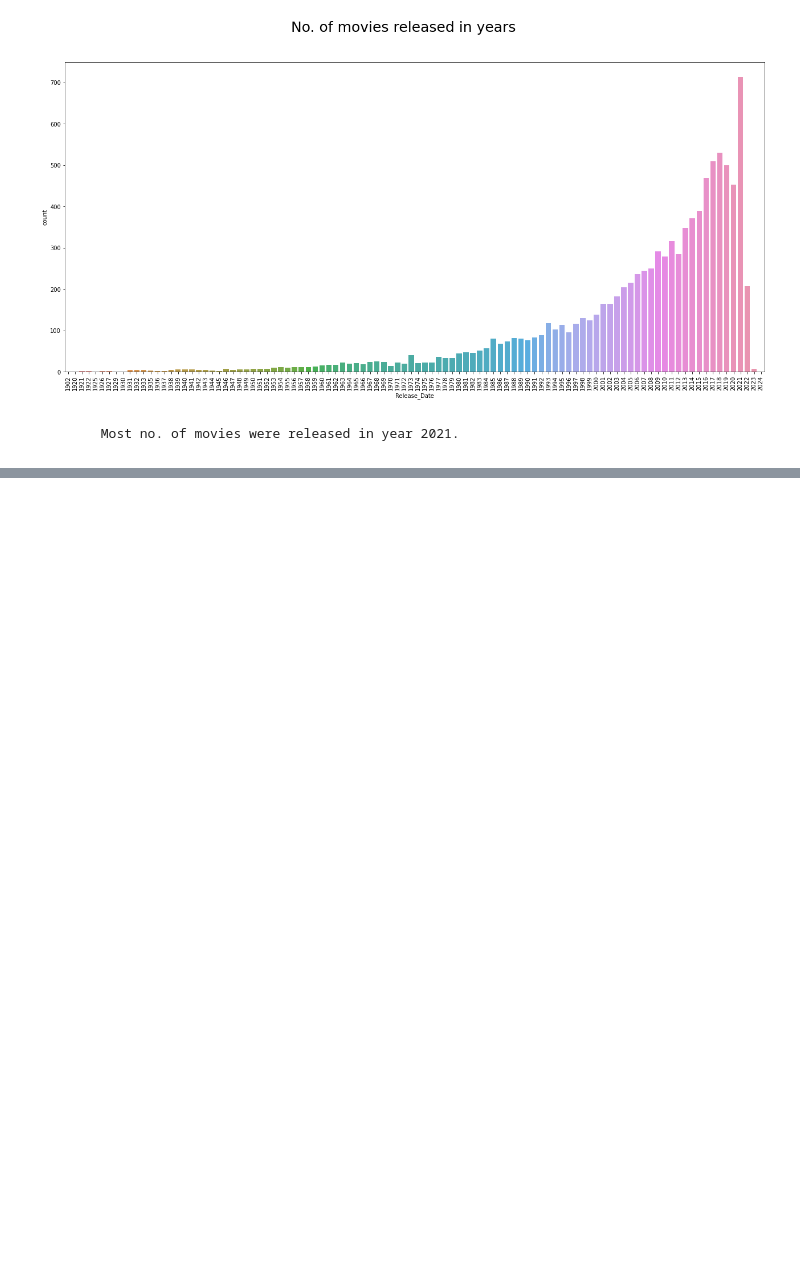
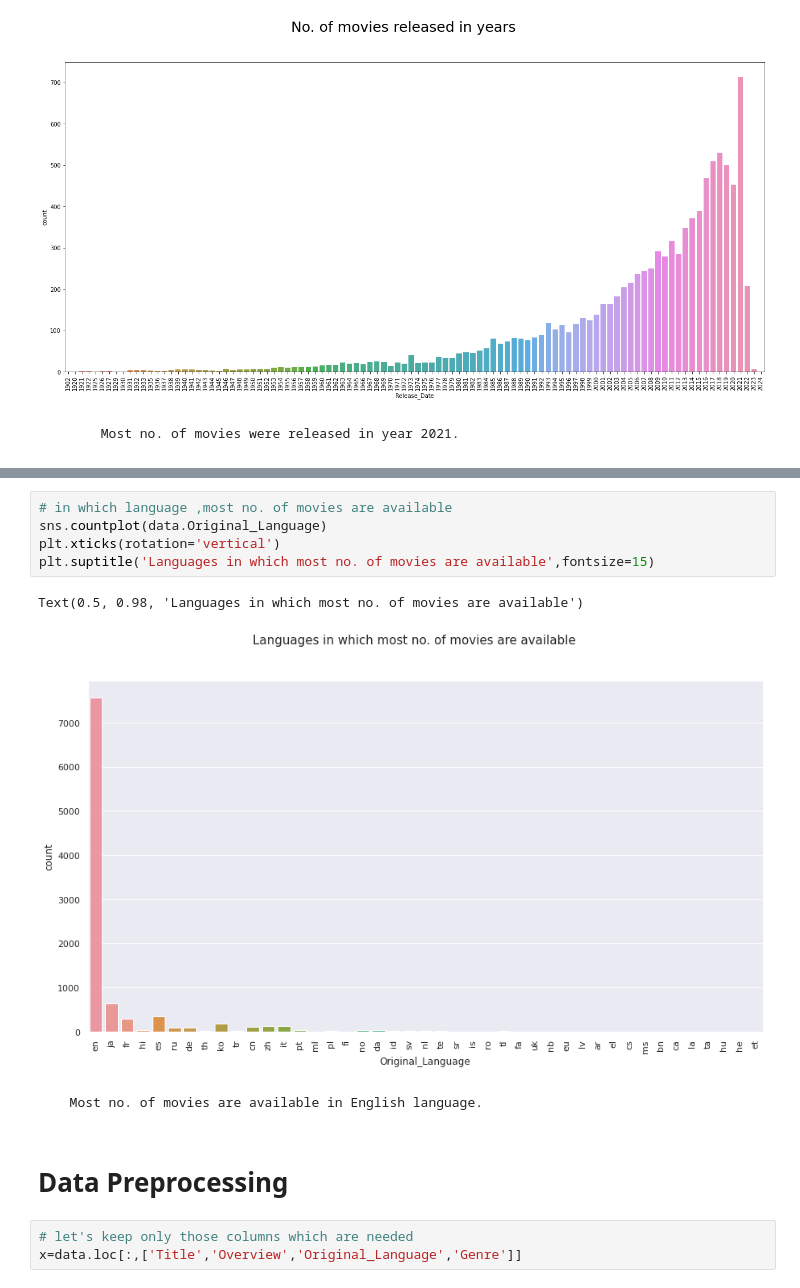
Before and after one commit to ajayn3300/Movie-Recommender-content-based----NLP, a Jupyter notebook: Movie_Recommender_Sytem~(Content_Based).ipynb, the cells around one changed output, grey strips where cells are left out. Drawn from its saved outputs; the diff is of its cells as text; blank space fills up the shorter version.

```diff
--- a/Movie_Recommender_Sytem~(Content_Based).ipynb
+++ b/Movie_Recommender_Sytem~(Content_Based).ipynb
@@ -120,0 +146,15 @@ plt.show()
+# %%
+# in which language ,most no. of movies are available
+sns.countplot(data.Original_Language)
+plt.xticks(rotation='vertical')
+plt.suptitle('Languages in which most no. of movies are available',fontsize=15)
+# %% [output]
+Text(0.5, 0.98, 'Languages in which most no. of movies are available')
+[figure, added]
+# %% [markdown]
+      Most no. of movies are available in English language.
+# %% [markdown]
+# Data Preprocessing
+# %%
+# let's keep only those columns which are needed
+x=data.loc[:,['Title','Overview','Original_Language','Genre']]
```
Also changed, not shown: parts of 10 cells of this notebook.
